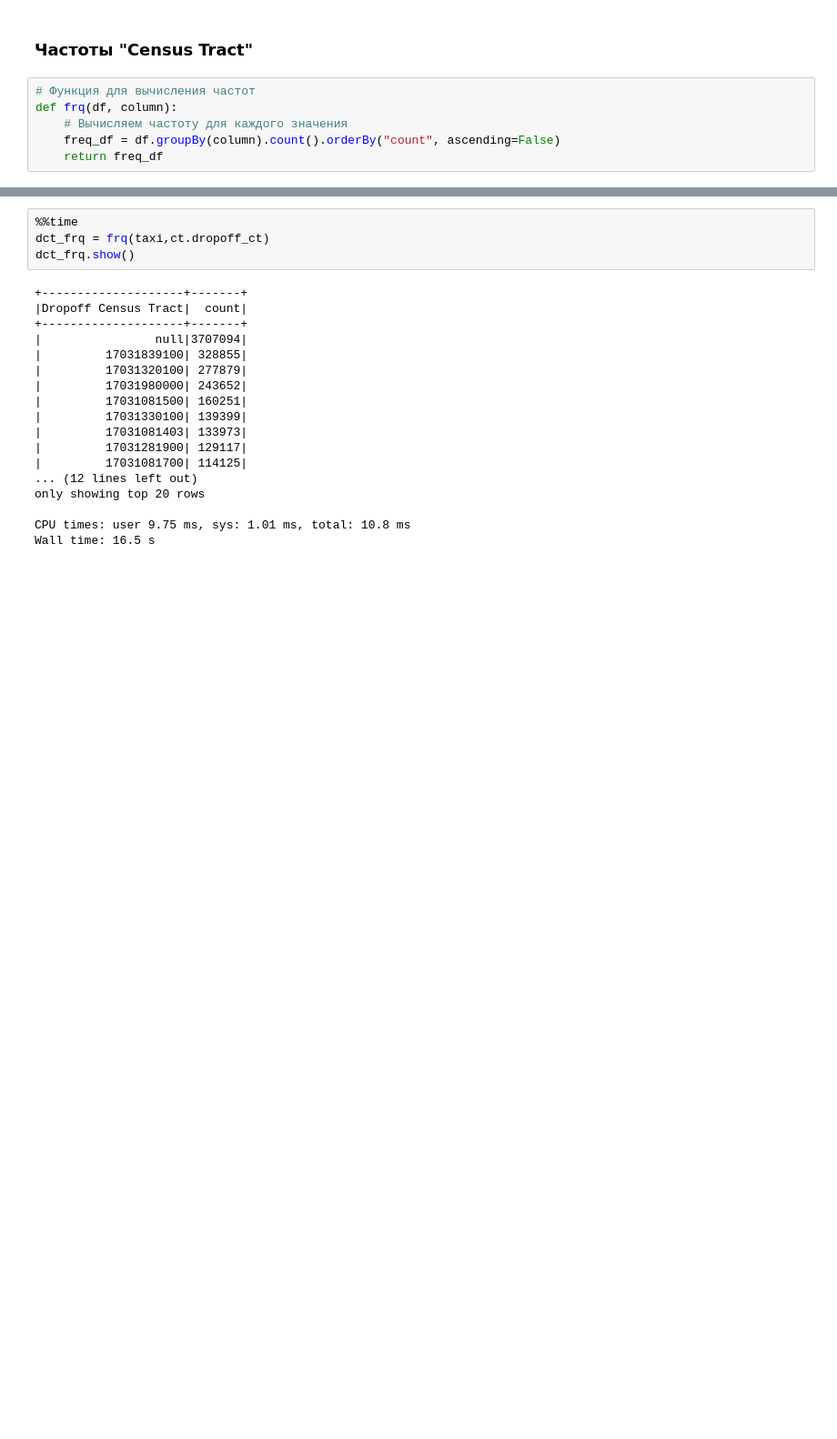
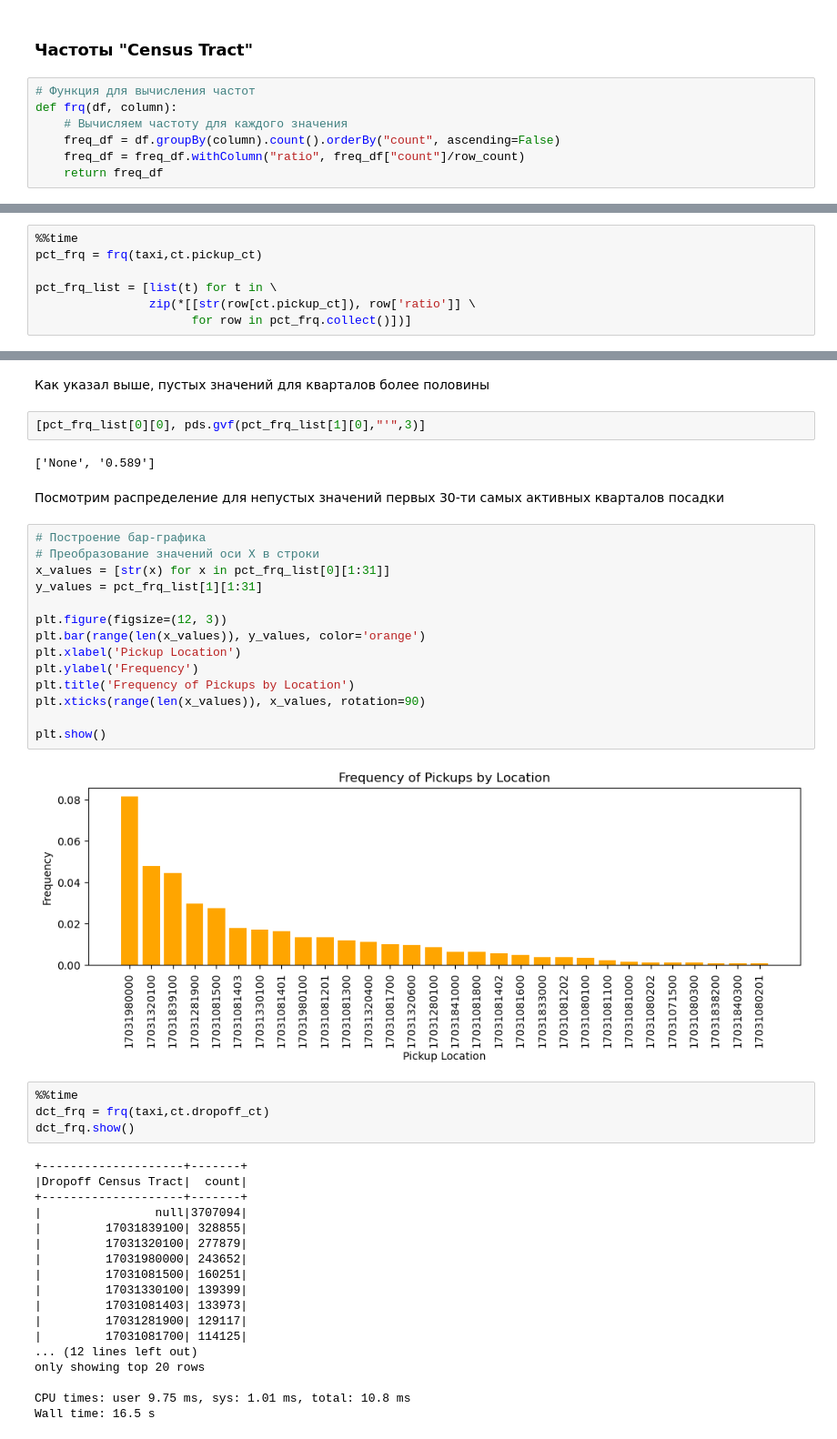
Before and after one commit to kogriv/chicago_spark, a Jupyter notebook: notebooks/eda.ipynb, the cells around one changed output, grey strips where cells are left out. Shown at 91% size. Cells and saved outputs as stored; diff of their text form; blank space fills up the shorter version.

```diff
--- a/notebooks/eda.ipynb
+++ b/notebooks/eda.ipynb
@@ -254,4 +235,5 @@ Community Area представляют собой административн
 def frq(df, column):
     # Вычисляем частоту для каждого значения
     freq_df = df.groupBy(column).count().orderBy("count", ascending=False)
+    freq_df = freq_df.withColumn("ratio", freq_df["count"]/row_count)
     return freq_df
@@ -279,0 +240,7 @@ Wall time: 18.9 s
+# %%
+%%time
+pct_frq = frq(taxi,ct.pickup_ct)
+
+pct_frq_list = [list(t) for t in \
+                zip(*[[str(row[ct.pickup_ct]), row['ratio']] \
+                      for row in pct_frq.collect()])]
@@ -280,3 +250,27 @@ Wall time: 18.9 s
+# %% [markdown]
+Как указал выше, пустых значений для кварталов более половины
+# %%
+[pct_frq_list[0][0], pds.gvf(pct_frq_list[1][0],"'",3)]
+# %% [output]
+['None', '0.589']
+# %% [markdown]
+Посмотрим распределение для непустых значений первых 30-ти самых активных кварталов посадки
+# %%
+# Построение бар-графика
+# Преобразование значений оси X в строки
+x_values = [str(x) for x in pct_frq_list[0][1:31]]
+y_values = pct_frq_list[1][1:31]
+
+plt.figure(figsize=(12, 3))
+plt.bar(range(len(x_values)), y_values, color='orange')
+plt.xlabel('Pickup Location')
+plt.ylabel('Frequency')
+plt.title('Frequency of Pickups by Location')
+plt.xticks(range(len(x_values)), x_values, rotation=90)
+
+plt.show()
+# %% [output]
+[figure, added]
 # %%
 %%time
 dct_frq = frq(taxi,ct.dropoff_ct)
```
Also changed, not shown: parts of 23 cells of this notebook, 1 other file.
